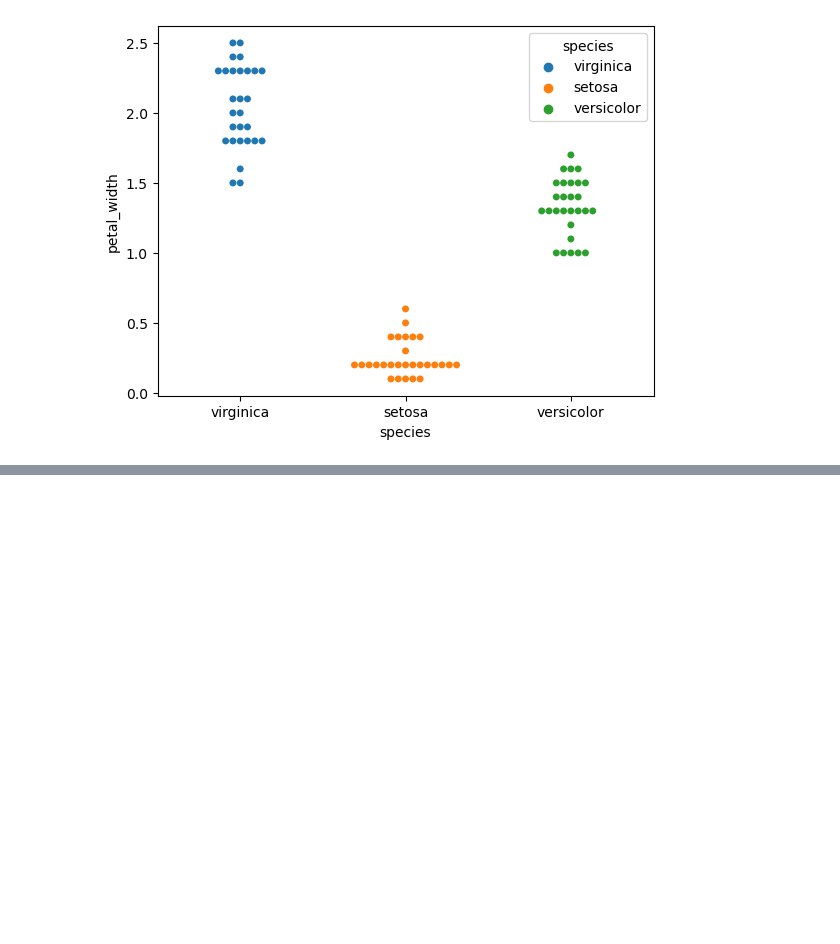
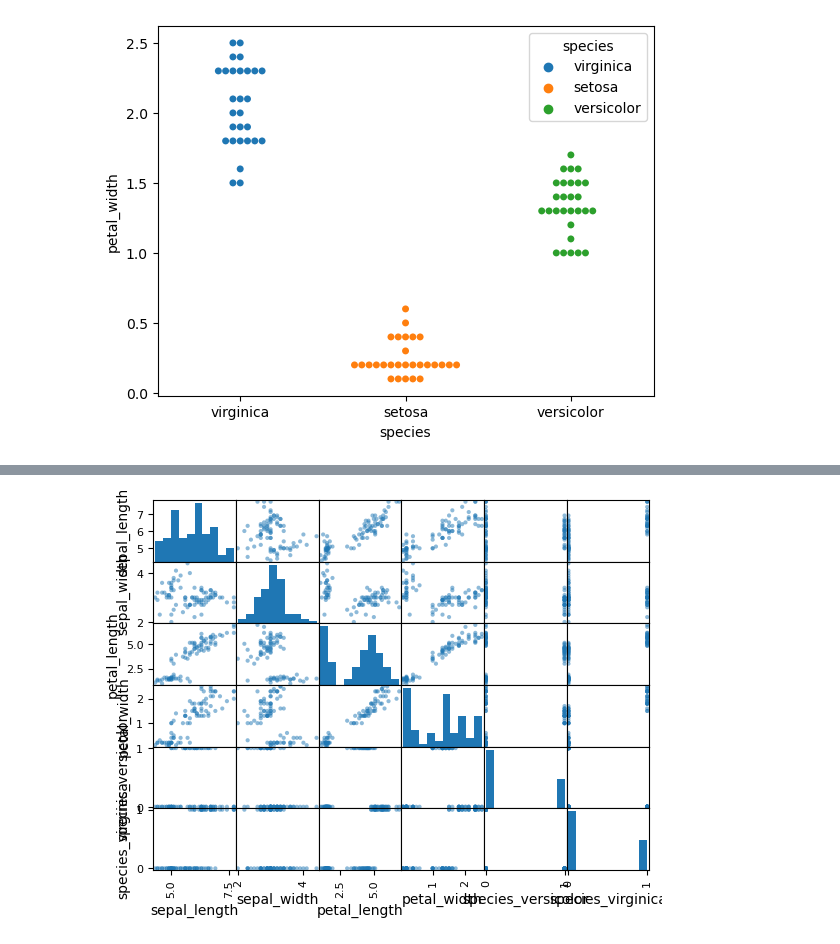
Before and after one commit to NikkideVries/classification-exercises, a Jupyter notebook: explore.ipynb, the cells around one changed output, grey strips where cells are left out. Cells and saved outputs as stored; diff of their text form; code cells hidden in the pictures; blank space fills up the shorter version.

```diff
--- a/explore.ipynb
+++ b/explore.ipynb
@@ -343,0 +366,5 @@ Comparision of petal_width with species
+# %%
+pd.plotting.scatter_matrix(train)
+plt.show()
+# %% [output]
+[figure, added]
```
Also changed, not shown: parts of 22 cells of this notebook, 7 other files.
